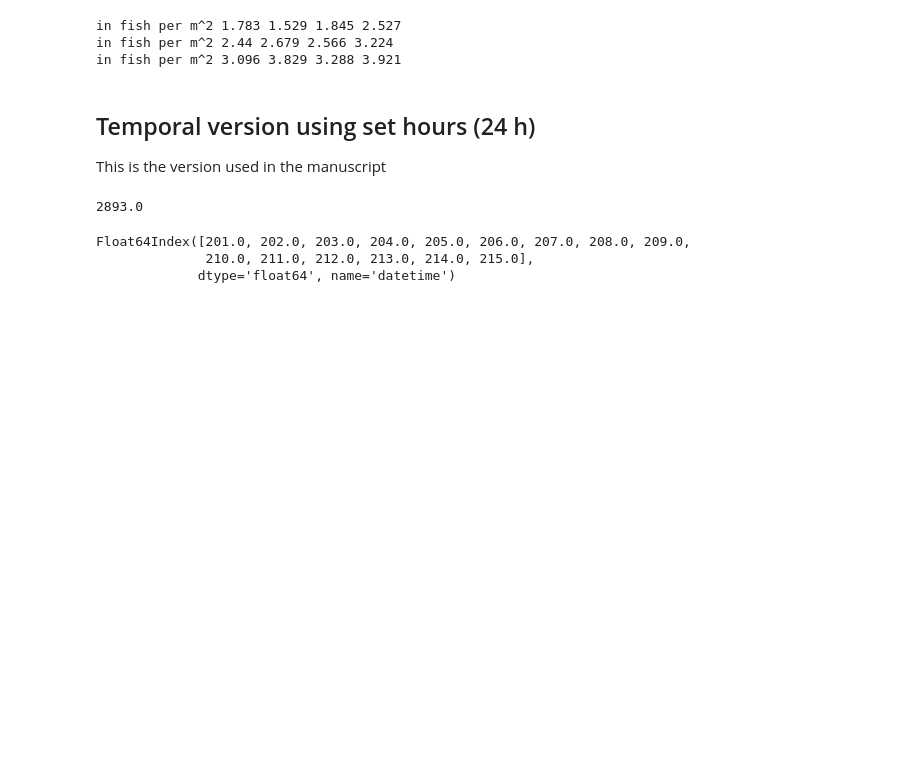
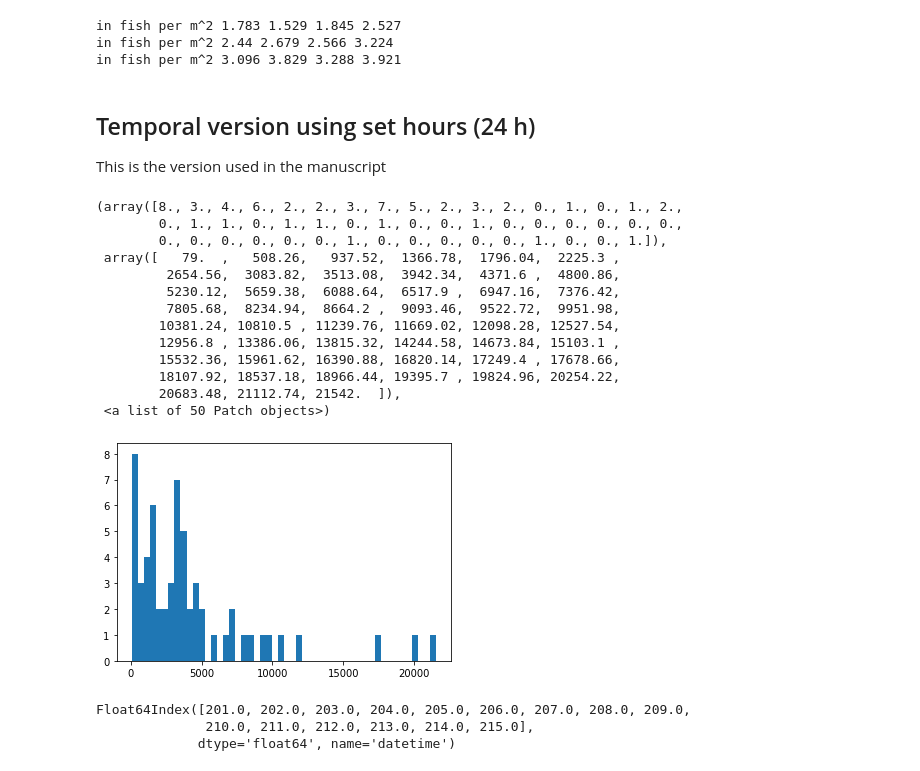
Before and after one commit to leviner/saildrone-2018, a Jupyter notebook: code/acousticData/analysis/4-singleTargetsData.ipynb, the cells around one changed output. Cells and saved outputs as stored; diff of their text form; code cells hidden in the pictures; blank space fills up the shorter version.

```diff
--- a/code/acousticData/analysis/4-singleTargetsData.ipynb
+++ b/code/acousticData/analysis/4-singleTargetsData.ipynb
@@ -265,8 +265,22 @@ This is the version used in the manuscript
 # %%
 counts = pd.concat([dfMLS1TS.resample('24H').count(),dfMLS2TS.resample('24H').count(),dfMLS3TS.resample('24H').count(),dfMLS4TS.resample('24H').count()]).linearTS
 counts.median()
+plt.hist(counts[counts>0],bins=50)
 # %% [output]
-2893.0
+(array([8., 3., 4., 6., 2., 2., 3., 7., 5., 2., 3., 2., 0., 1., 0., 1., 2.,
+        0., 1., 1., 0., 1., 1., 0., 1., 0., 0., 1., 0., 0., 0., 0., 0., 0.,
+        0., 0., 0., 0., 0., 0., 1., 0., 0., 0., 0., 0., 1., 0., 0., 1.]),
+ array([   79.  ,   508.26,   937.52,  1366.78,  1796.04,  2225.3 ,
+         2654.56,  3083.82,  3513.08,  3942.34,  4371.6 ,  4800.86,
+         5230.12,  5659.38,  6088.64,  6517.9 ,  6947.16,  7376.42,
+         7805.68,  8234.94,  8664.2 ,  9093.46,  9522.72,  9951.98,
+        10381.24, 10810.5 , 11239.76, 11669.02, 12098.28, 12527.54,
+        12956.8 , 13386.06, 13815.32, 14244.58, 14673.84, 15103.1 ,
+        15532.36, 15961.62, 16390.88, 16820.14, 17249.4 , 17678.66,
+        18107.92, 18537.18, 18966.44, 19395.7 , 19824.96, 20254.22,
+        20683.48, 21112.74, 21542.  ]),
+ <a list of 50 Patch objects>)
+[figure, added]
 # %%
 df1 = dfMLS1TS.resample('24H').mean()
 df2 = dfMLS2TS.resample('24H').mean()
```
